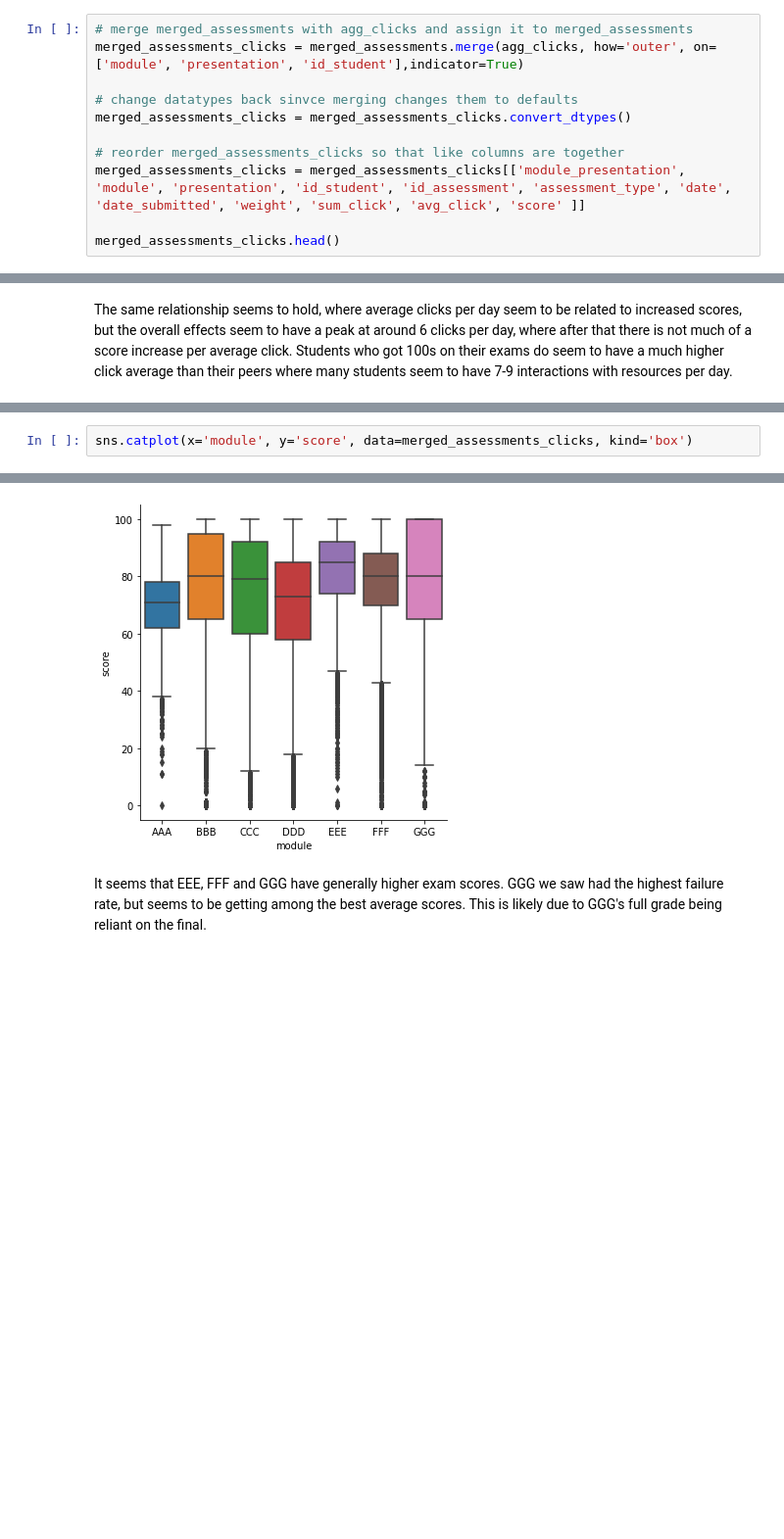
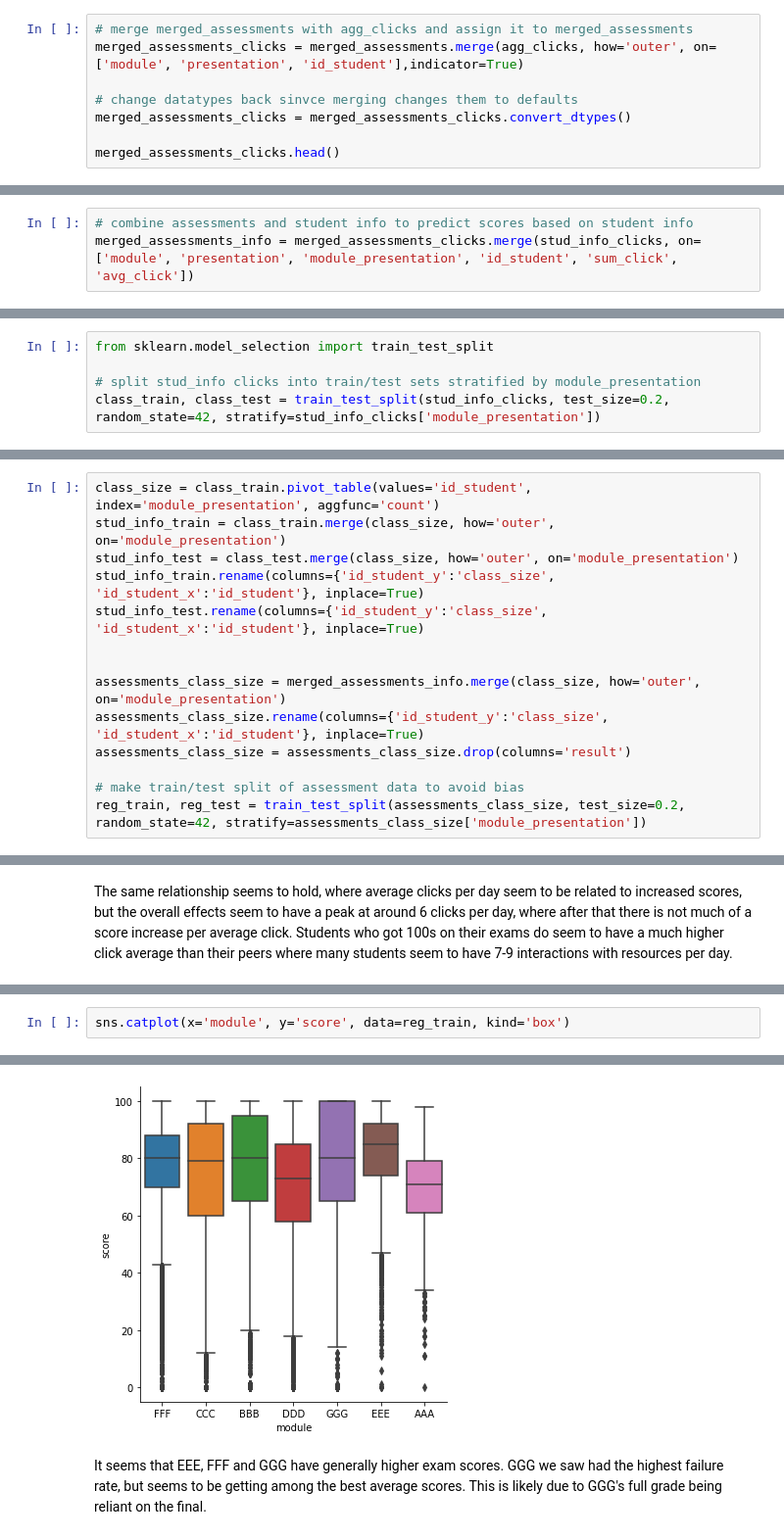
Before and after one commit to freyjagarner/Student-Data-Analysis, a Jupyter notebook: Capstone/Capstone.ipynb, the cells around one changed output, grey strips where cells are left out. Shown at 98% size. Cells and saved outputs as stored; diff of their text form; blank space fills up the shorter version.

```diff
--- a/Capstone/Capstone.ipynb
+++ b/Capstone/Capstone.ipynb
@@ -2148,9 +2126,6 @@ merged_assessments_clicks = merged_assessments.merge(agg_clicks, how='outer', on
 # change datatypes back sinvce merging changes them to defaults
 merged_assessments_clicks = merged_assessments_clicks.convert_dtypes()
 
-# reorder merged_assessments_clicks so that like columns are together
-merged_assessments_clicks = merged_assessments_clicks[['module_presentation', 'module', 'presentation', 'id_student', 'id_assessment', 'assessment_type', 'date', 'date_submitted', 'weight', 'sum_click', 'avg_click', 'score' ]]
-
 merged_assessments_clicks.head()
 # %% [output]
 |  | id_assessment | id_student | date_submitted | score | module | presentation | assessment_type | date | ... |
@@ -2228 +2205,4 @@ for index, row in merged_assessments_clicks[merged_assessments_clicks['avg_click
+# %%
+# combine assessments and student info to predict scores based on student info
+merged_assessments_info = merged_assessments_clicks.merge(stud_info_clicks, on=['module', 'presentation', 'module_presentation', 'id_student', 'sum_click', 'avg_click'])
 # %% [markdown]
@@ -2323,0 +2217,5 @@ plt.show()
+# %%
+from sklearn.model_selection import train_test_split
+
+# split stud_info clicks into train/test sets stratified by module_presentation
+class_train, class_test = train_test_split(stud_info_clicks, test_size=0.2, random_state=42, stratify=stud_info_clicks['module_presentation'])
@@ -2323,0 +2465,14 @@ plt.show()
+# %%
+class_size = class_train.pivot_table(values='id_student', index='module_presentation', aggfunc='count')
+stud_info_train = class_train.merge(class_size, how='outer', on='module_presentation')
+stud_info_test = class_test.merge(class_size, how='outer', on='module_presentation')
+stud_info_train.rename(columns={'id_student_y':'class_size', 'id_student_x':'id_student'}, inplace=True)
+stud_info_test.rename(columns={'id_student_y':'class_size', 'id_student_x':'id_student'}, inplace=True)
+
+
+assessments_class_size = merged_assessments_info.merge(class_size, how='outer', on='module_presentation')
+assessments_class_size.rename(columns={'id_student_y':'class_size', 'id_student_x':'id_student'}, inplace=True)
+assessments_class_size = assessments_class_size.drop(columns='result')
+
+# make train/test split of assessment data to avoid bias
+reg_train, reg_test = train_test_split(assessments_class_size, test_size=0.2, random_state=42, stratify=assessments_class_size['module_presentation'])
@@ -2664,8 +2788,8 @@ The same relationship seems to hold, where average clicks per day seem to be rel
 # %%
-sns.catplot(x='module', y='score', data=merged_assessments_clicks, kind='box')
+sns.catplot(x='module', y='score', data=reg_train, kind='box')
 # %% [output]
 <seaborn.axisgrid.FacetGrid at 0x...>
-[figure, old version]
+[figure, new version]
 # %% [markdown]
 It seems that EEE, FFF and GGG have generally higher exam scores. GGG we saw had the highest failure rate, but seems to be getting among the best average scores. This is likely due to GGG's full grade being reliant on the final.
 # %% [markdown]
```
Also changed, not shown: parts of 307 cells of this notebook.
